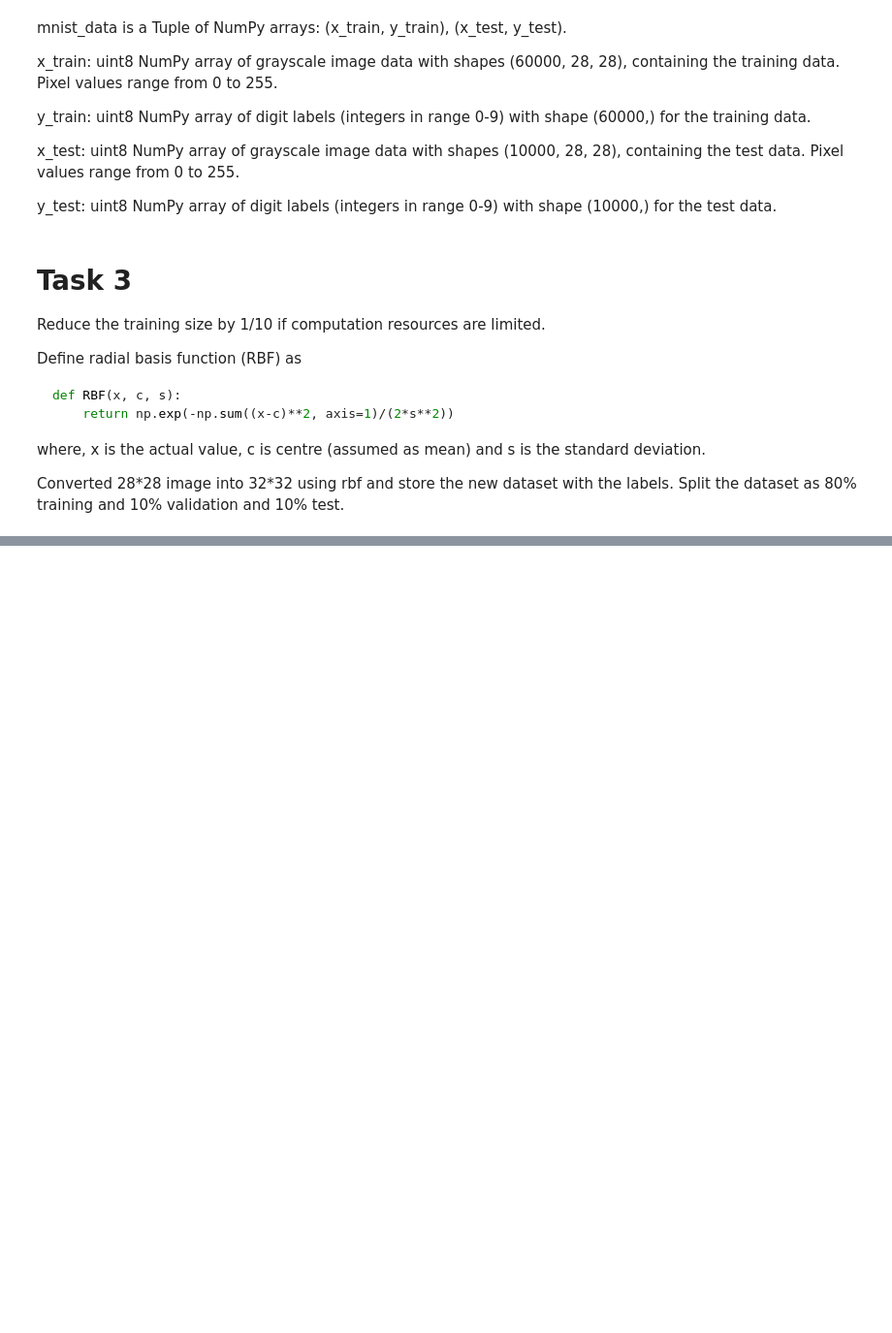
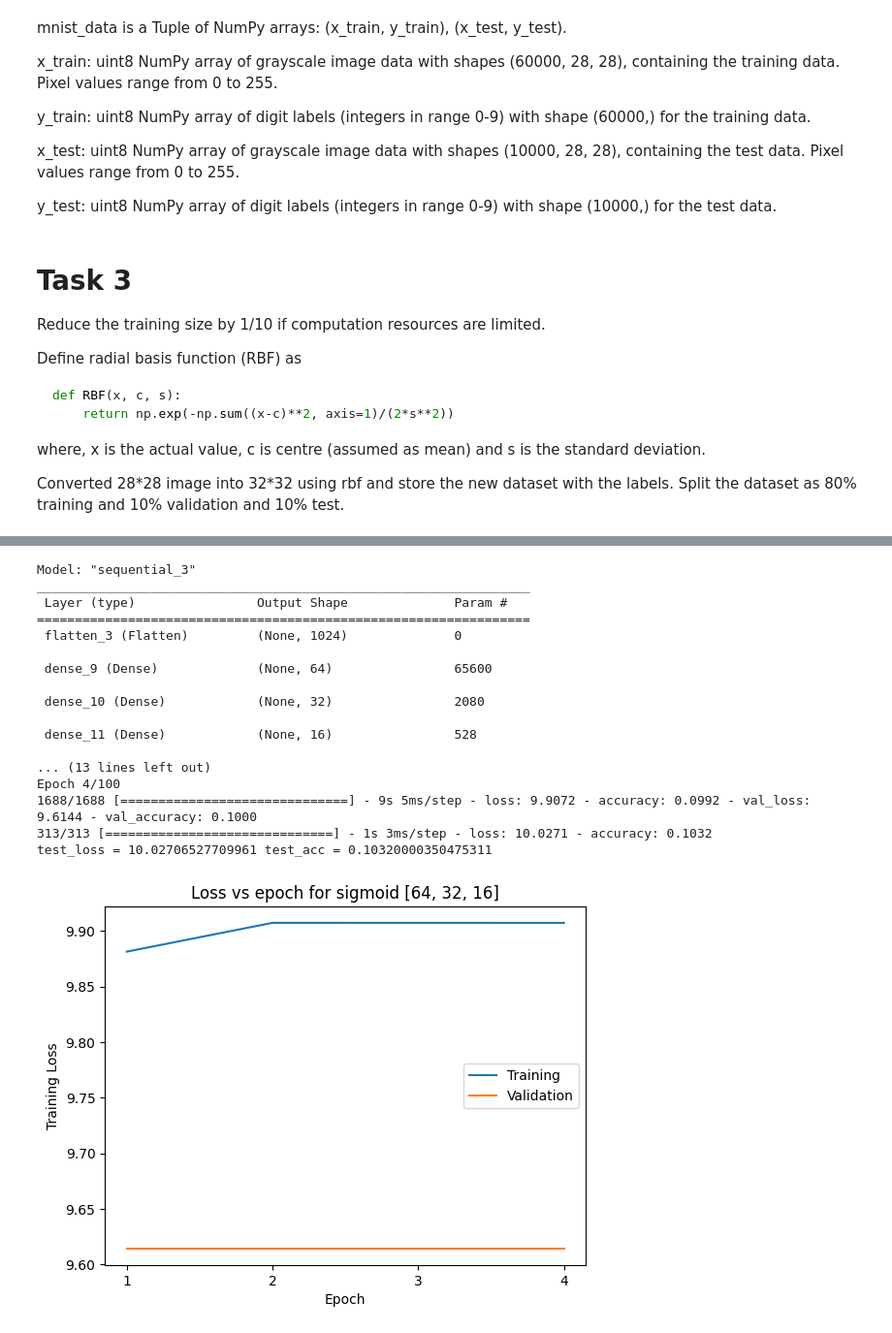
Before and after one commit to Abhiroop25902/CS-4172-ML-Lab, a Jupyter notebook: Assign5/assign5.ipynb, the cells around one changed output, grey strips where cells are left out. Shown at 97% size. Cells and saved outputs as stored; diff of their text form; code cells hidden in the pictures; blank space fills up the shorter version.

```diff
--- a/Assign5/assign5.ipynb
+++ b/Assign5/assign5.ipynb
@@ -326,0 +363,45 @@ result
+# %%
+result = pd.DataFrame(
+    columns=[
+        'Hidden Layers',
+        'Activation Function',
+        'Hidden Neurons',
+        'Test Loss',
+        'Test Acccuracy'],
+    )
+# %%
+hidden_neurons = [64,32,16]
+activation_function = 'sigmoid'
+
+model, history = train_model(activation_function, hidden_neurons)
+test_loss, test_acc = model.evaluate(x_test, y_test)
+
+print(f"test_loss = {test_loss} test_acc = {test_acc}")
+
+result.loc[len(result.index)] = [
+    len(hidden_neurons),
+    activation_function,
+    str(hidden_neurons),
+    test_loss,
+    test_acc]
+
+plot_history(history, activation_function, hidden_neurons)
+# %% [output]
+Model: "sequential_3"
+_________________________________________________________________
+ Layer (type)                Output Shape              Param #
+=================================================================
+ flatten_3 (Flatten)         (None, 1024)              0
+
+ dense_9 (Dense)             (None, 64)                65600
+
+ dense_10 (Dense)            (None, 32)                2080
+
+ dense_11 (Dense)            (None, 16)                528
+
+... (13 lines left out)
+Epoch 4/100
+1688/1688 [==============================] - 9s 5ms/step - loss: 9.9072 - accuracy: 0.0992 - val_loss: 9.6144 - val_accuracy: 0.1000
+313/313 [==============================] - 1s 3ms/step - loss: 10.0271 - accuracy: 0.1032
+test_loss = 10.02706527709961 test_acc = 0.10320000350475311
+[figure, added]
```
Also changed, not shown: parts of 13 cells of this notebook.
